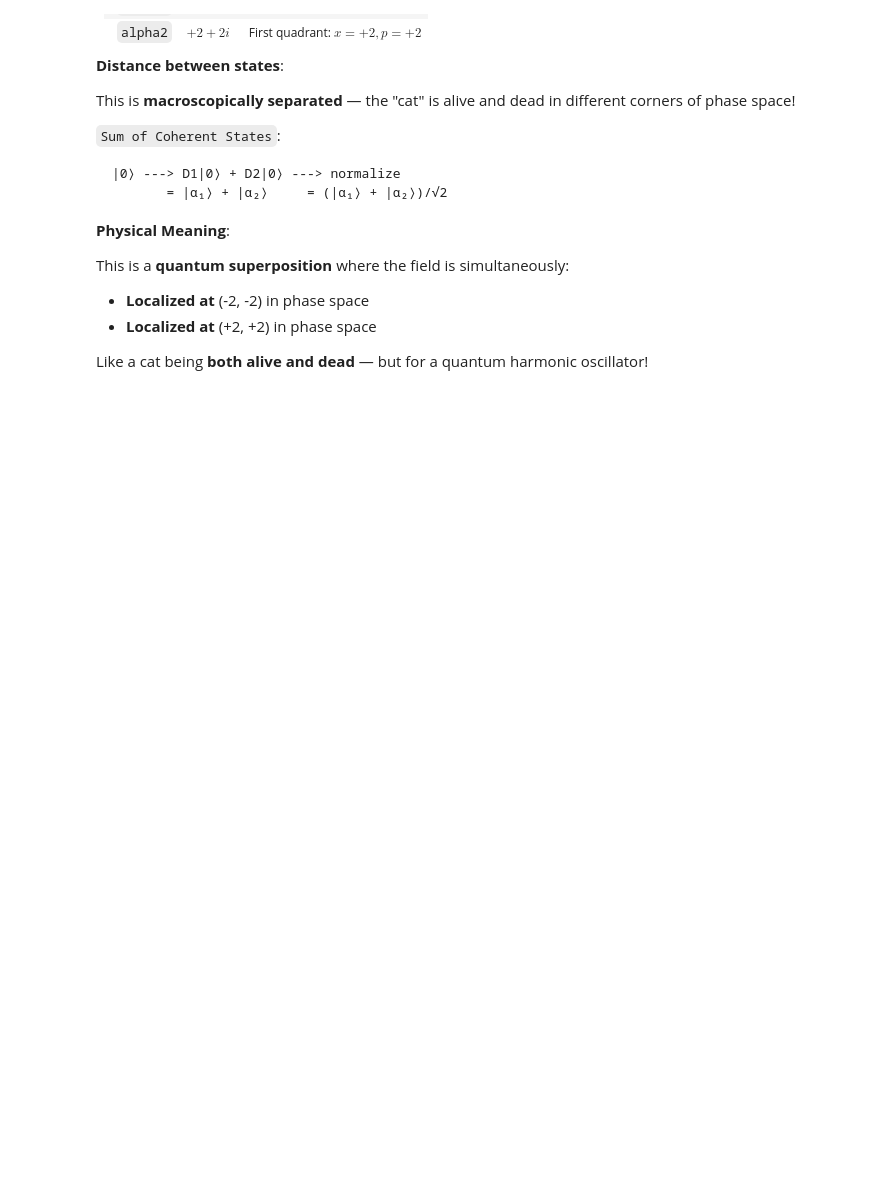
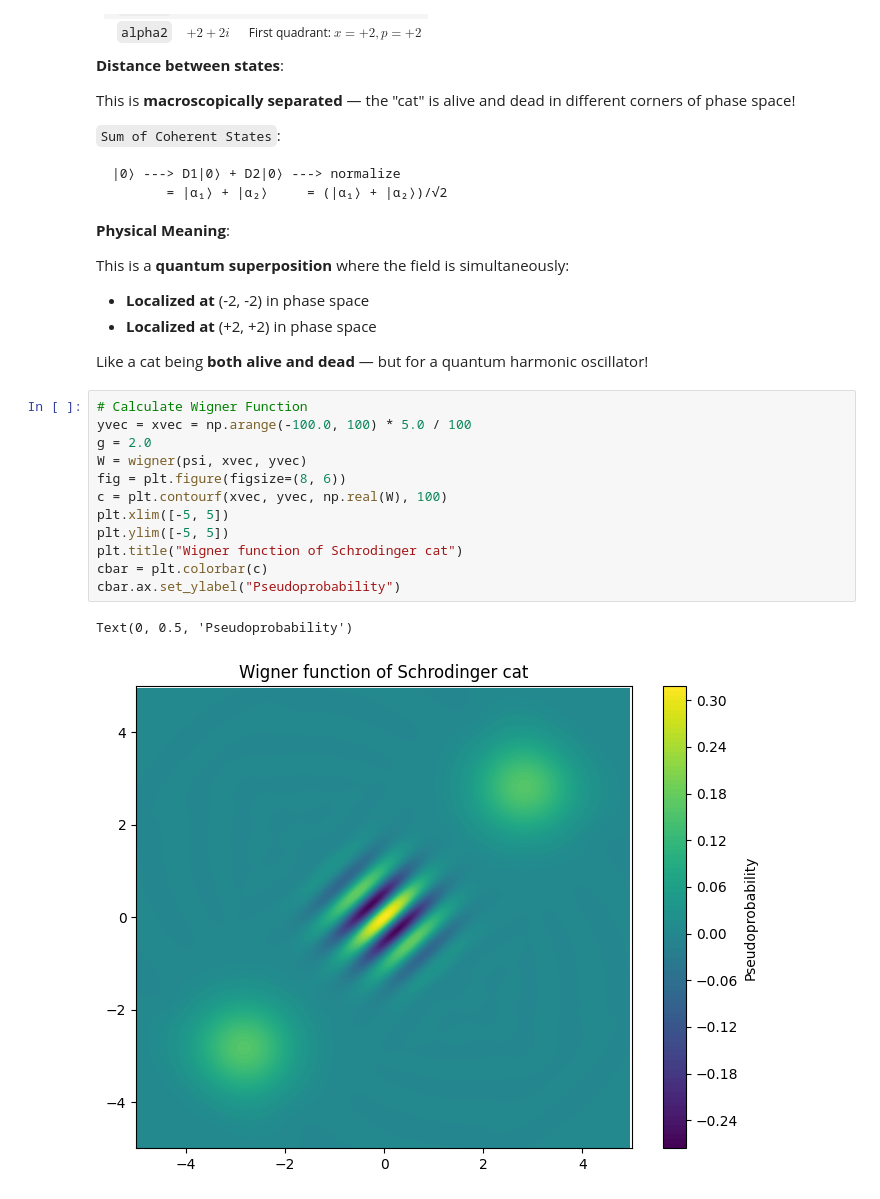
Before and after one commit to raopremrao/Learning-QuTip, a Jupyter notebook: Example Notebooks/02_Visualization/005_pseudo_probability_functions.ipynb, the cells around one changed output. Saved outputs shown, nothing was run; the diff lists cells and outputs as text; blank space fills up the shorter version.

Commit message:
Calculate Wigner Function

```diff
--- a/Example Notebooks/02_Visualization/005_pseudo_probability_functions.ipynb
+++ b/Example Notebooks/02_Visualization/005_pseudo_probability_functions.ipynb
@@ -328,3 +328,18 @@ This is a **quantum superposition** where the field is simultaneously:
 - **Localized at** (+2, +2) in phase space
 
 Like a cat being **both alive and dead** — but for a quantum harmonic oscillator!
+# %%
+# Calculate Wigner Function
+yvec = xvec = np.arange(-100.0, 100) * 5.0 / 100
+g = 2.0
+W = wigner(psi, xvec, yvec)
+fig = plt.figure(figsize=(8, 6))
+c = plt.contourf(xvec, yvec, np.real(W), 100)
+plt.xlim([-5, 5])
+plt.ylim([-5, 5])
+plt.title("Wigner function of Schrodinger cat")
+cbar = plt.colorbar(c)
+cbar.ax.set_ylabel("Pseudoprobability")
+# %% [output]
+Text(0, 0.5, 'Pseudoprobability')
+[figure, added]
```
